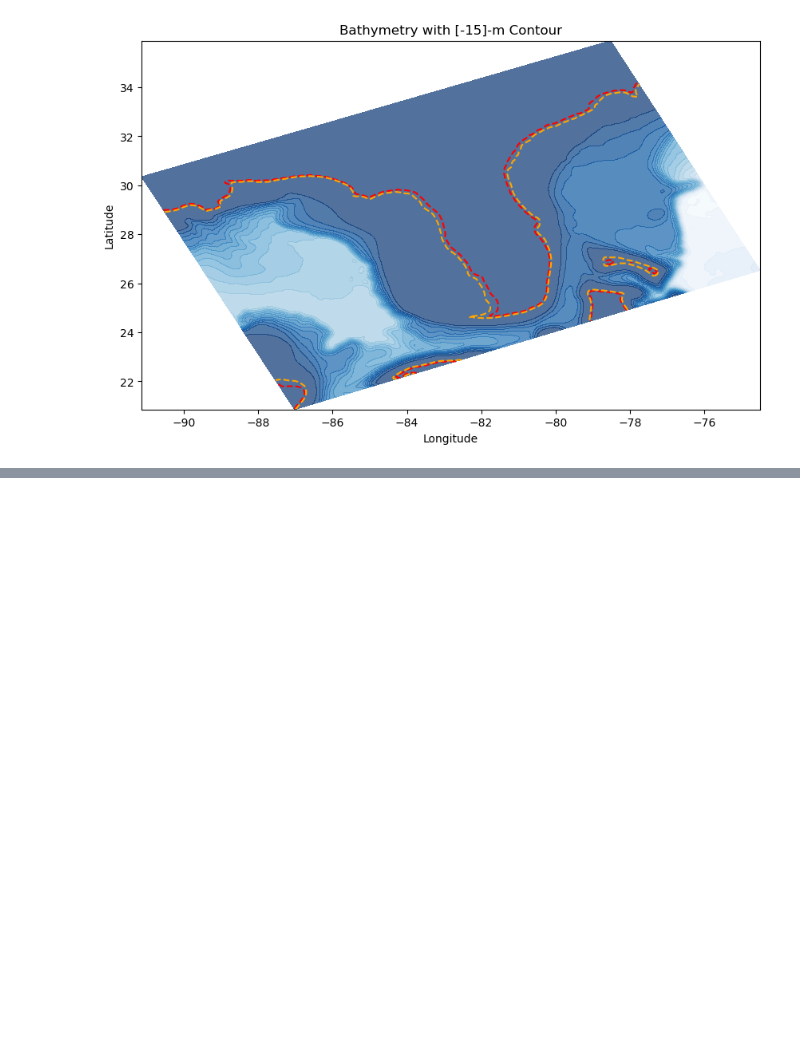
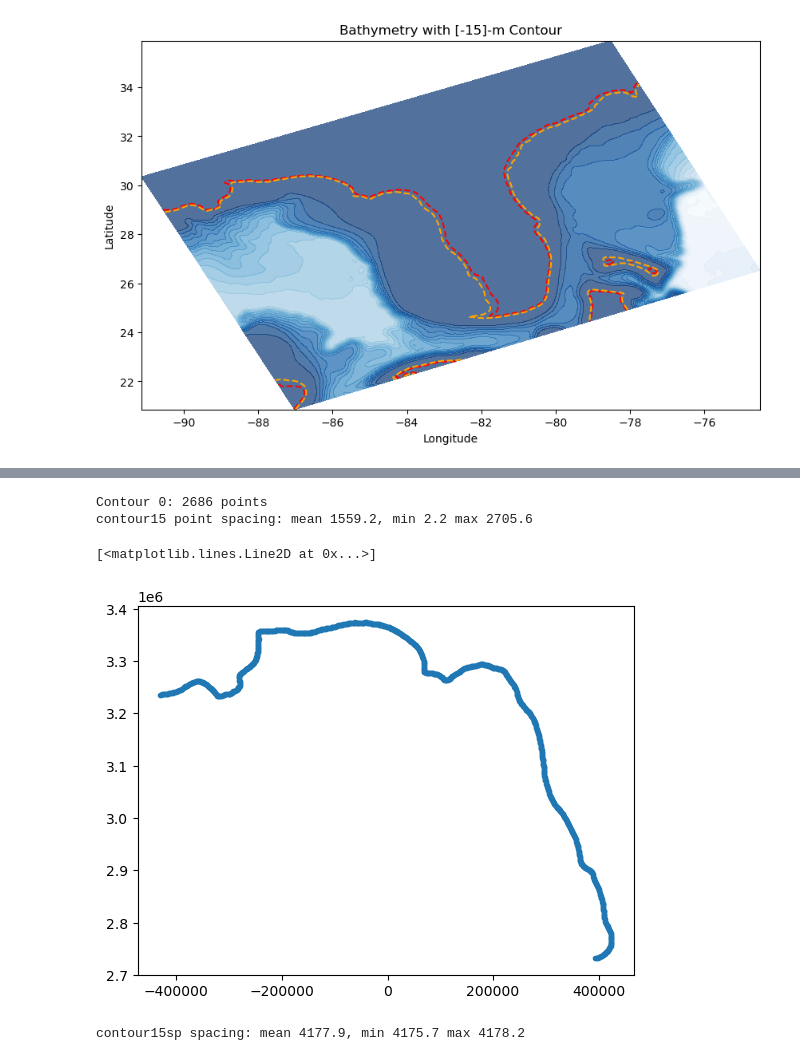
Before and after one commit to csherwood-usgs/NOPP_comparison, a Jupyter notebook: find_contour.ipynb, the cells around one changed output, grey strips where cells are left out. Drawn from its saved outputs; the diff is of its cells as text; code cells hidden in the pictures; blank space fills up the shorter version.

```diff
--- a/find_contour.ipynb
+++ b/find_contour.ipynb
@@ -117 +88,50 @@ Gaps:  [[ 138]
+# %%
+# Extract the vertices from the contour
+contour_paths = contour.get_paths()
+for i, path in enumerate(contour_paths):
+    vertices = path.vertices
+    print(f"Contour {i}: {vertices.shape[0]} points")
+
+# After some fiddling, this looks like the region we need
+contour15 = vertices[522:1450,:]
+
+# Compute distances along the contour
+dxyc = np.diff(contour15, axis=0)
+delc = np.linalg.norm( dxyc, axis=1 )
+print('contour15 point spacing: mean {:.1f}, min {:.1f} max {:.1f}'.format( np.mean(delc), np.min(delc), np.max(delc) ) )
+
+plt.plot(contour15[:,0], contour15[:,1],'.')
+# %% [output]
+Contour 0: 2686 points
+contour15 point spacing: mean 1559.2, min 2.2 max 2705.6
+[<matplotlib.lines.Line2D at 0x...>]
+[figure, added]
+# %%
+# Apply Gaussian smoothing to the coordinates
+sigma = 20  # Smoothing parameter (higher = smoother)
+contour15s = np.column_stack((
+    gaussian_filter1d(contour15[:, 0], sigma=sigma),  # Smooth longitude
+    gaussian_filter1d(contour15[:, 1], sigma=sigma)   # Smooth latitude
+))
+
+# interpolate with splines to semi-regular spacing
+x, y = contour15s[:, 0], contour15s[:, 1]
+
+# Fit parametric spline (no smoothing)
+tck, u = splprep([contour15s[:,0], contour15s[:,1]], s=0)
+
+# Create new u values for target spacing
+n_interp = int(np.ceil(u[-1] / (5 / np.mean(np.linalg.norm(np.diff(contour15, axis=0), axis=1)))))
+u_new = np.linspace(0, 1, n_interp)
+
+# Evaluate spline
+x_new, y_new = splev(u_new, tck)
+contour15sp = np.column_stack((x_new, y_new))
+
+# Compute distances along the contour
+dxyc = np.diff(contour15sp, axis=0)
+delc = np.linalg.norm( dxyc, axis=1 )
+print('contour15sp spacing: mean {:.1f}, min {:.1f} max {:.1f}'.format( np.mean(delc), np.min(delc), np.max(delc) ) )
+# %% [output]
+contour15sp spacing: mean 4177.9, min 4175.7 max 4178.2
 # %%
```
Also changed, not shown: parts of 10 cells of this notebook, 2 other files.
